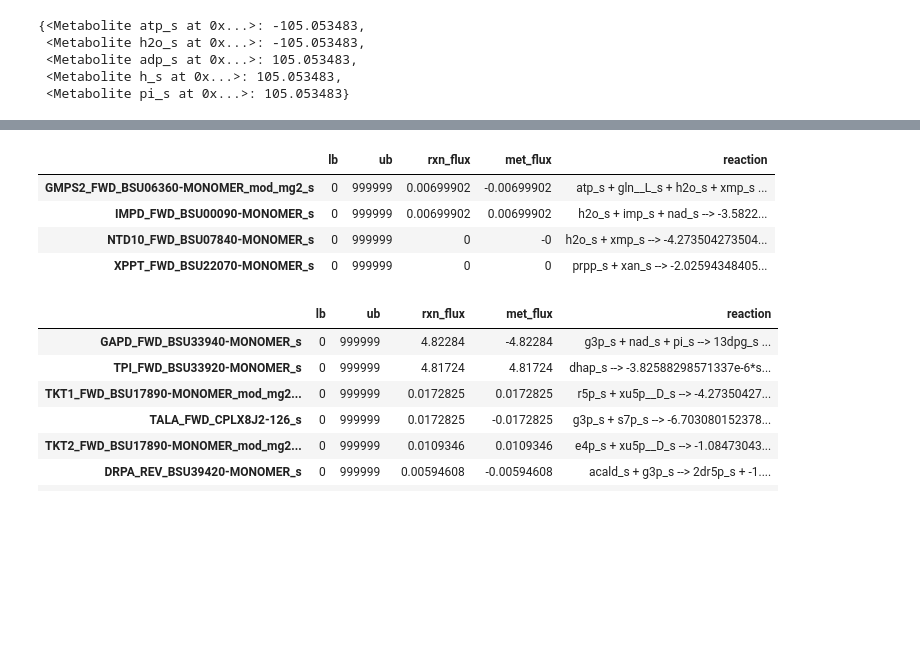
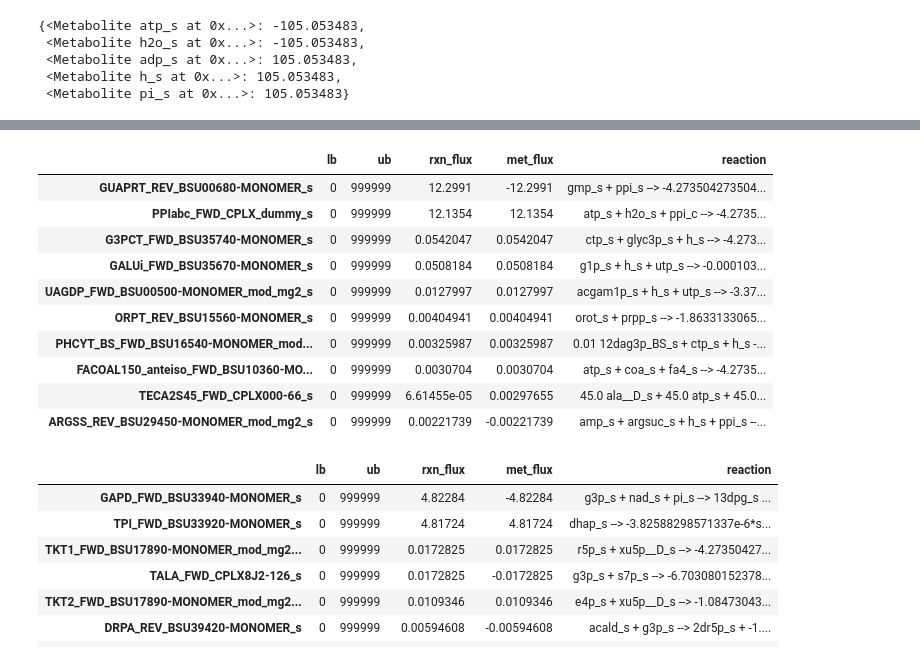
Before and after one commit to jdtibochab/bacillusme, a Jupyter notebook: bacillusme/analysis/spore/transporter_analysis.ipynb, the cells around one changed output, grey strips where cells are left out. Cells and saved outputs as stored; diff of their text form; code cells hidden in the pictures; blank space fills up the shorter version.

```diff
--- a/bacillusme/analysis/spore/transporter_analysis.ipynb
+++ b/bacillusme/analysis/spore/transporter_analysis.ipynb
@@ -166,7 +140,7 @@ Bisection done in 789.67 seconds
 # %% [markdown]
 ## Check by group of transporters of metabolite
 # %%
-with open("./sporeme_solution_v4_CYTK2_ENO.pickle", "rb") as outfile:
+with open("./sporeme_solution_{}.pickle".format(version), "rb") as outfile:
     sporeme = pickle.load(outfile)
 # %%
 solve_me_model(sporeme, max_mu = 0.1, min_mu = .01, using_soplex=False, precision = 1e-4,growth_key = 'sigma', verbosity = 2)
@@ -292,7 +219,7 @@ plt.savefig("group_KO_flux_results_v4_ENO.svg", format="SVG")
 ### Close metabolite one by one
 Including information about arginine being transported
 # %%
-with open("./sporeme_solution_v4_CYTK2_ENO.pickle", "rb") as outfile:
+with open("./sporeme_solution_{}.pickle".format(version), "rb") as outfile:
     sporeme = pickle.load(outfile)
 # %%
 for r in transport_reactions:
@@ -361,0 +341,2 @@ Name: met_flux, dtype: object
+# %%
+version = 'v5_all_KO'
@@ -361,0 +349,6 @@ Name: met_flux, dtype: object
+# %%
+flux_results_df = pd.read_csv('group_1by1_KO_flux_results_{}.csv'.format(version),index_col=0)
+sorted_mets = flux_results_df.loc['biomass_dilution_s'].sort_values(ascending=True)
+last_met = sorted_mets.index[list(sorted_mets.index).index(sorted_mets[sorted_mets<1e-5].index[-1])+1]
+print(last_met)
+flux_dict = flux_results_df[last_met].to_dict() # Last time before model breaks
@@ -414,13 +456,19 @@ URIDK2r_copy2_REV_BSU00280-MONOMER_mod_mg2_s    9.4293e-05
 Name: met_flux, dtype: object
 # %%
-met='xmp_s' # ATP production and glucose uptake
+met='ppi_s' # ATP production and glucose uptake
 flux_based_reactions(sporeme,met,flux_dict=flux_dict,only_types=['MetabolicReaction'],threshold=0.).head(10)
 # %% [output]
 |  | lb | ub | rxn_flux | met_flux | reaction |
-| GMPS2_FWD_BSU06360-MONOMER_mod_mg2_s | 0 | 999999 | 0.00699902 | -0.00699902 | atp_s + gln__L_s + h2o_s + xmp_s ... |
-| IMPD_FWD_BSU00090-MONOMER_s | 0 | 999999 | 0.00699902 | 0.00699902 | h2o_s + imp_s + nad_s --> -3.5822... |
-| NTD10_FWD_BSU07840-MONOMER_s | 0 | 999999 | 0 | -0 | h2o_s + xmp_s --> -4.273504273504... |
-| XPPT_FWD_BSU22070-MONOMER_s | 0 | 999999 | 0 | 0 | prpp_s + xan_s --> -2.02594348405... |
+| GUAPRT_REV_BSU00680-MONOMER_s | 0 | 999999 | 12.2991 | -12.2991 | gmp_s + ppi_s --> -4.273504273504... |
+| PPIabc_FWD_CPLX_dummy_s | 0 | 999999 | 12.1354 | 12.1354 | atp_s + h2o_s + ppi_c --> -4.2735... |
+| G3PCT_FWD_BSU35740-MONOMER_s | 0 | 999999 | 0.0542047 | 0.0542047 | ctp_s + glyc3p_s + h_s --> -4.273... |
+| GALUi_FWD_BSU35670-MONOMER_s | 0 | 999999 | 0.0508184 | 0.0508184 | g1p_s + h_s + utp_s --> -0.000103... |
+| UAGDP_FWD_BSU00500-MONOMER_mod_mg2_s | 0 | 999999 | 0.0127997 | 0.0127997 | acgam1p_s + h_s + utp_s --> -3.37... |
+| ORPT_REV_BSU15560-MONOMER_s | 0 | 999999 | 0.00404941 | 0.00404941 | orot_s + prpp_s --> -1.8633133065... |
+| PHCYT_BS_FWD_BSU16540-MONOMER_mod... | 0 | 999999 | 0.00325987 | 0.00325987 | 0.01 12dag3p_BS_s + ctp_s + h_s -... |
+| FACOAL150_anteiso_FWD_BSU10360-MO... | 0 | 999999 | 0.0030704 | 0.0030704 | atp_s + coa_s + fa4_s --> -4.2735... |
+| TECA2S45_FWD_CPLX000-66_s | 0 | 999999 | 6.61455e-05 | 0.00297655 | 45.0 ala__D_s + 45.0 atp_s + 45.0... |
+| ARGSS_REV_BSU29450-MONOMER_mod_mg2_s | 0 | 999999 | 0.00221739 | -0.00221739 | amp_s + argsuc_s + h_s + ppi_s --... |
 # %%
 met='g3p_s' # ATP production and glucose uptake
 flux_based_reactions(sporeme,met,flux_dict=flux_dict,only_types=['MetabolicReaction']).head(10)
```
Also changed, not shown: parts of 49 cells of this notebook, 22 other files.
